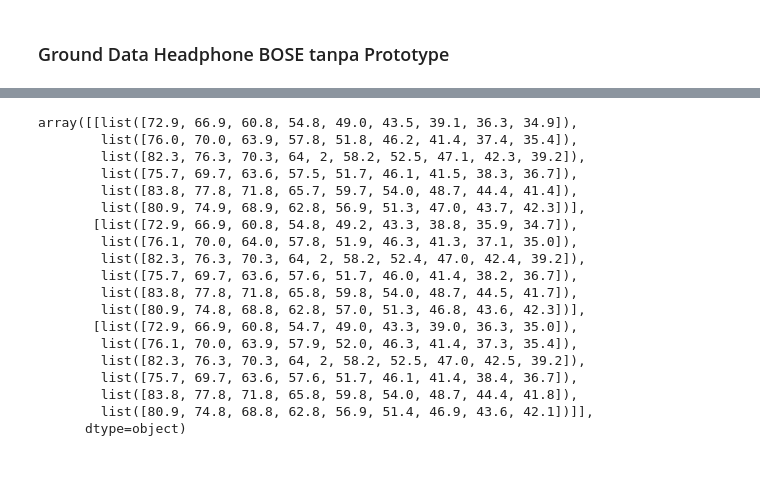
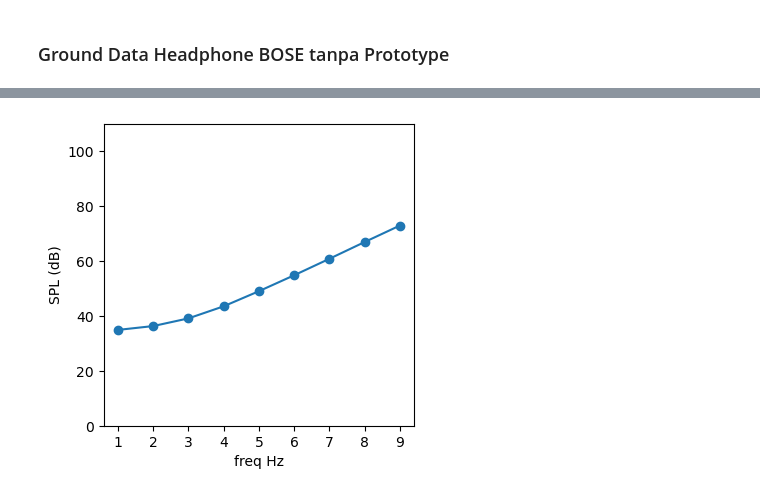
Before and after one commit to VibrasticLab/pikoakustik, a Jupyter notebook: document/hasil_ukur_lanjutan/python/ITBDataProcess.ipynb, the cells around one changed output, grey strips where cells are left out. Saved outputs shown, nothing was run; the diff lists cells and outputs as text; code cells hidden in the pictures; blank space fills up the shorter version.

```diff
--- a/document/hasil_ukur_lanjutan/python/ITBDataProcess.ipynb
+++ b/document/hasil_ukur_lanjutan/python/ITBDataProcess.ipynb
@@ -37,3 +36,12 @@ def PlotSPLPoint(xdata,ydata):
+# %%
+def PlotSPLPoint(xdata,ydata):
+    fig = plt.figure(figsize=(4,4), dpi= 100, facecolor='w', edgecolor='k')
+    plt.plot(xdata, ydata, '-o')
+    plt.xticks(xdata)
+    plt.xlabel('freq Hz')
+    plt.ylabel('SPL (dB)')
+    plt.ylim(0, 110)
+    plt.show()
 # %% [markdown]
 ### Import data from Data Pool Class
 # %%
@@ -75,22 +83,4 @@ PlotSPL3D(
-# %%
-datpol.Day3_Bose1_Down
-# %% [output]
-array([[list([72.9, 66.9, 60.8, 54.8, 49.0, 43.5, 39.1, 36.3, 34.9]),
-        list([76.0, 70.0, 63.9, 57.8, 51.8, 46.2, 41.4, 37.4, 35.4]),
-        list([82.3, 76.3, 70.3, 64, 2, 58.2, 52.5, 47.1, 42.3, 39.2]),
-        list([75.7, 69.7, 63.6, 57.5, 51.7, 46.1, 41.5, 38.3, 36.7]),
-        list([83.8, 77.8, 71.8, 65.7, 59.7, 54.0, 48.7, 44.4, 41.4]),
-        list([80.9, 74.9, 68.9, 62.8, 56.9, 51.3, 47.0, 43.7, 42.3])],
-       [list([72.9, 66.9, 60.8, 54.8, 49.2, 43.3, 38.8, 35.9, 34.7]),
-        list([76.1, 70.0, 64.0, 57.8, 51.9, 46.3, 41.3, 37.1, 35.0]),
-        list([82.3, 76.3, 70.3, 64, 2, 58.2, 52.4, 47.0, 42.4, 39.2]),
-        list([75.7, 69.7, 63.6, 57.6, 51.7, 46.0, 41.4, 38.2, 36.7]),
-        list([83.8, 77.8, 71.8, 65.8, 59.8, 54.0, 48.7, 44.5, 41.7]),
-        list([80.9, 74.8, 68.8, 62.8, 57.0, 51.3, 46.8, 43.6, 42.3])],
-       [list([72.9, 66.9, 60.8, 54.7, 49.0, 43.3, 39.0, 36.3, 35.0]),
-        list([76.1, 70.0, 63.9, 57.9, 52.0, 46.3, 41.4, 37.3, 35.4]),
-        list([82.3, 76.3, 70.3, 64, 2, 58.2, 52.5, 47.0, 42.5, 39.2]),
-        list([75.7, 69.7, 63.6, 57.6, 51.7, 46.1, 41.4, 38.4, 36.7]),
-        list([83.8, 77.8, 71.8, 65.8, 59.8, 54.0, 48.7, 44.4, 41.8]),
-        list([80.9, 74.8, 68.8, 62.8, 56.9, 51.4, 46.9, 43.6, 42.1])]],
-      dtype=object)
+# %%
+PlotSPLPoint(datpol.Ukur_OutDown, datpol.Day3_Bose1_Down[0,0,:])
+# %% [output]
+[figure, added]
```
Also changed, not shown: parts of 6 cells of this notebook.
